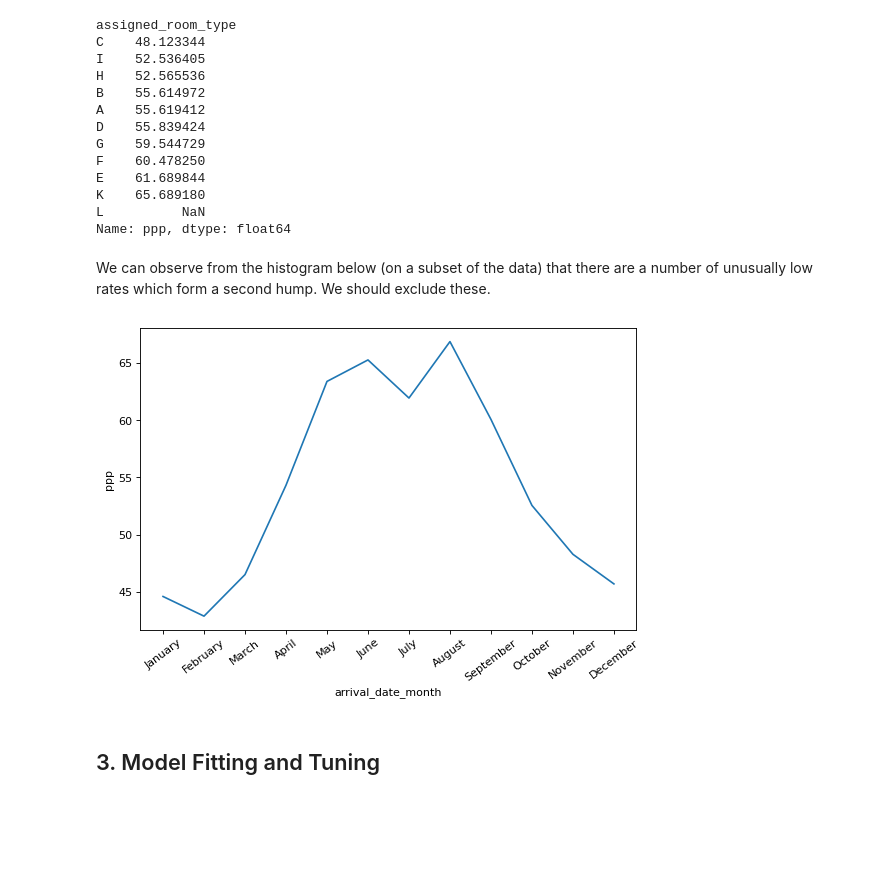
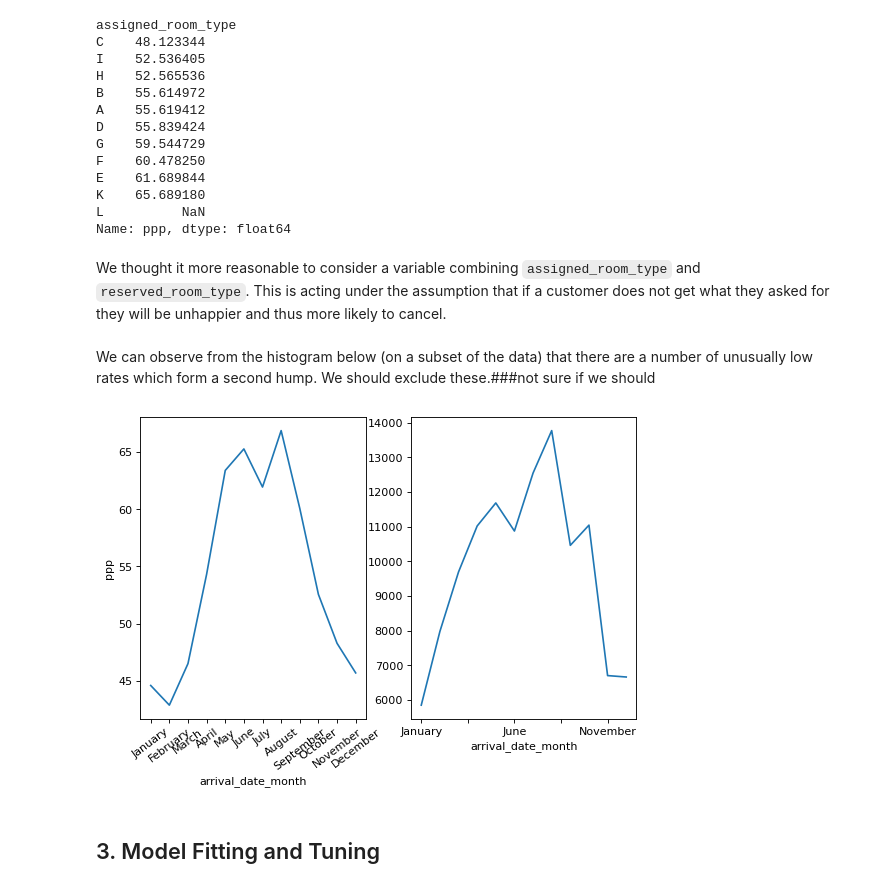
Before and after one commit to abumaz99/MLP-A2, a Jupyter notebook: proj2.ipynb, the cells around one changed output. Drawn from its saved outputs; the diff is of its cells as text; code cells hidden in the pictures; blank space fills up the shorter version.

```diff
--- a/proj2.ipynb
+++ b/proj2.ipynb
@@ -216,8 +216,13 @@ L          NaN
 Name: ppp, dtype: float64
 # %%
 d.drop(d[(d.assigned_room_type == "L")].index, inplace = True)
+# %% [markdown]
+We thought it more reasonable to consider a variable combining `assigned_room_type` and `reserved_room_type`. This is acting under the assumption that if a customer does not get what they asked for they will be unhappier and thus more likely to cancel.
+# %%
+# Compare whether assigned and reserved rooms are the same
+d['assigned_vs_reserved'] = (d['assigned_room_type'] == d['reserved_room_type'])
 # %% [markdown]
-We can observe from the histogram below (on a subset of the data) that there are a number of unusually low rates which form a second hump. We should exclude these.
+We can observe from the histogram below (on a subset of the data) that there are a number of unusually low rates which form a second hump. We should exclude these.###not sure if we should
 # %%
 #sns.displot(
     #data = d2[(d2.ppp < 500)],
@@ -228,12 +233,17 @@ We can observe from the histogram below (on a subset of the data) that there are
 # %%
 ordered_months = ["January", "February", "March", "April", "May", "June",
           "July", "August", "September", "October", "November", "December"]
 d['arrival_date_month'] = pd.Categorical(d['arrival_date_month'], categories = ordered_months)
+plt.subplot(1, 2, 1)
 sns.lineplot(x='arrival_date_month', y = 'ppp', data = d)
 plt.xticks(rotation=37)
+
+plt.subplot(1, 2, 2)
+d.groupby('arrival_date_month')['arrival_date_month'].count().plot(kind='line')
+
 plt.show()
 # %% [output]
-[figure, old version]
+[figure, new version]
 # %%
 # Fill nan's in the `agent` column with 536 (original range of codes for `agent` is 1 to 535)
 d['agent'] = d['agent'].fillna(536)
```
